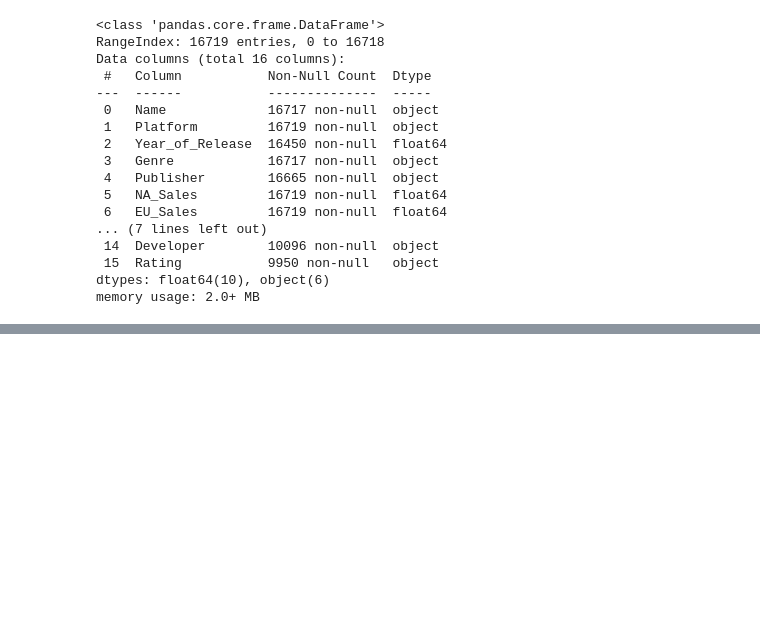
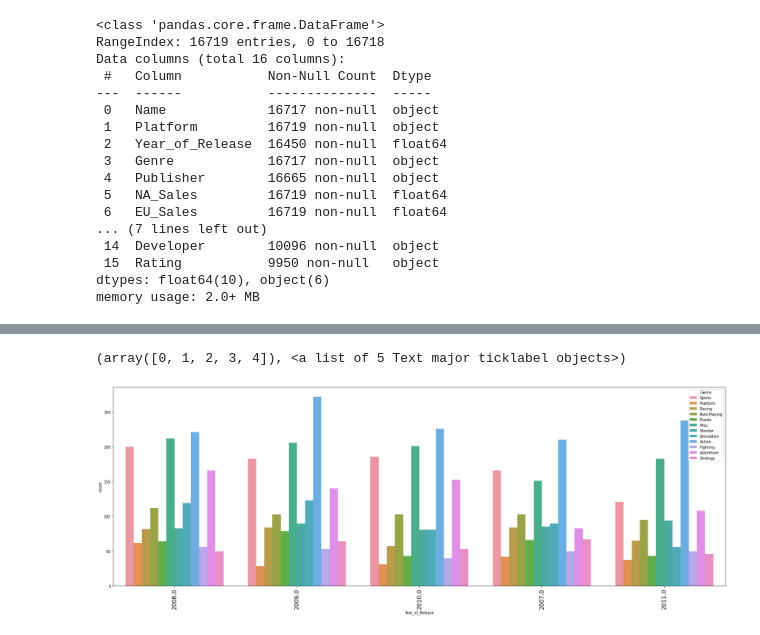
Before and after one commit to rushikeshnaik779/EDA, a Jupyter notebook: Video_Games_Sales.ipynb, the cells around one changed output, grey strips where cells are left out. Cells and saved outputs as stored; diff of their text form; code cells hidden in the pictures; blank space fills up the shorter version.

```diff
--- a/Video_Games_Sales.ipynb
+++ b/Video_Games_Sales.ipynb
@@ -718,0 +742,9 @@ memory usage: 2.0+ MB
+# %%
+# TOP 5
+
+plt.figure(figsize=(30, 10))
+sns.countplot(x="Year_of_Release", data=data, hue='Genre', order=data.Year_of_Release.value_counts().iloc[:5].index)
+plt.xticks(size=16, rotation=90)
+# %% [output]
+(array([0, 1, 2, 3, 4]), <a list of 5 Text major ticklabel objects>)
+[figure, added]
```
Also changed, not shown: parts of 1 cell of this notebook.
